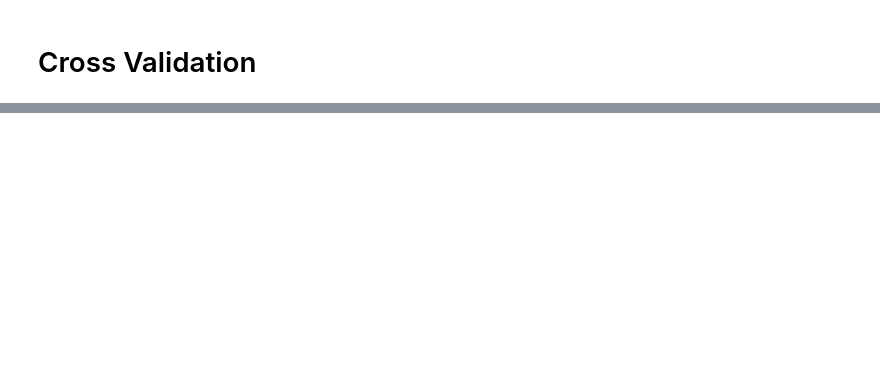
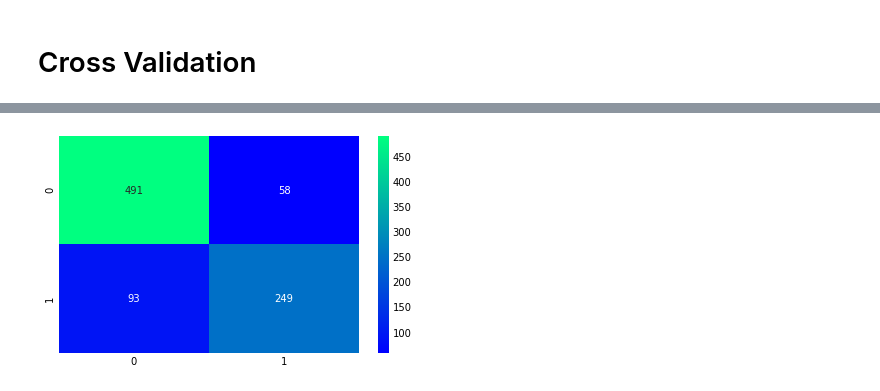
Before and after one commit to hyeonkeemin/DataAnalysis_PYTHON, a Jupyter notebook: kaggle/Binary classification -Tabular data/1st- Titanic/2. EDA to prediction.ipynb, the cells around one changed output, grey strips where cells are left out. Drawn from its saved outputs; the diff is of its cells as text; code cells hidden in the pictures; blank space fills up the shorter version.

```diff
--- a/kaggle/Binary classification -Tabular data/1st- Titanic/2. EDA to prediction.ipynb
+++ b/kaggle/Binary classification -Tabular data/1st- Titanic/2. EDA to prediction.ipynb
@@ -458,0 +533,11 @@ Acc of the RF is :  0.8171641791044776
+# %%
+from sklearn.model_selection import GridSearchCV
+
+C = [0.05, 0.1, 0.2, 0.3, 0.25, 0.4, 0.5, 0.6, 0.7, 0.8, 0.9, 1]
+gamma = [0.1,0.2,0.3,0.4,0.5,0.6,0.7,0.8,0.9,1]
+kernel = ['rbf', 'linear']
+hyper = {'kernel':kernel, 'C':C, 'gamma':gamma}
+gd = GridSearchCV(estimator=svm.SVC(), param_grid=hyper, verbose=True)
+gd.fit(X,Y)
+print(gd.best_score_)
+print(gd.best_estimator_)
@@ -458,0 +553,7 @@ Acc of the RF is :  0.8171641791044776
+# %%
+n_estimators = range(100, 1000, 100)
+hyper = {'n_estimators':n_estimators}
+gd = GridSearchCV(estimator=RandomForestClassifier(random_state=0), param_grid=hyper, verbose=True)
+gd.fit(X,Y)
+print(gd.best_score_)
+print(gd.best_estimator_)
@@ -458,0 +647,8 @@ Acc of the RF is :  0.8171641791044776
+# %%
+n_estimators = range(100, 1100, 100)
+learning_rates = [0.05, 0.1, 0.2, 0.3, 0.4, 0.5, 0.6, 0.7, 0.8, 0.9, 1]
+hyper = {'n_estimators':n_estimators, 'learning_rate':learning_rates}
+gd = GridSearchCV(estimator=AdaBoostClassifier(), param_grid=hyper, verbose=True)
+gd.fit(X,Y)
+print(gd.best_score_)
+print(gd.best_estimator_)
@@ -458,0 +662,7 @@ Acc of the RF is :  0.8171641791044776
+# %%
+ada = AdaBoostClassifier(n_estimators=100, random_state=0, learning_rate=0.1)
+result = cross_val_predict(ada,X,Y, cv=10)
+sns.heatmap(confusion_matrix(Y, result), cmap='winter', annot=True, fmt='2.0f')
+plt.show()
+# %% [output]
+[figure, added]
```
Also changed, not shown: parts of 25 cells of this notebook.
